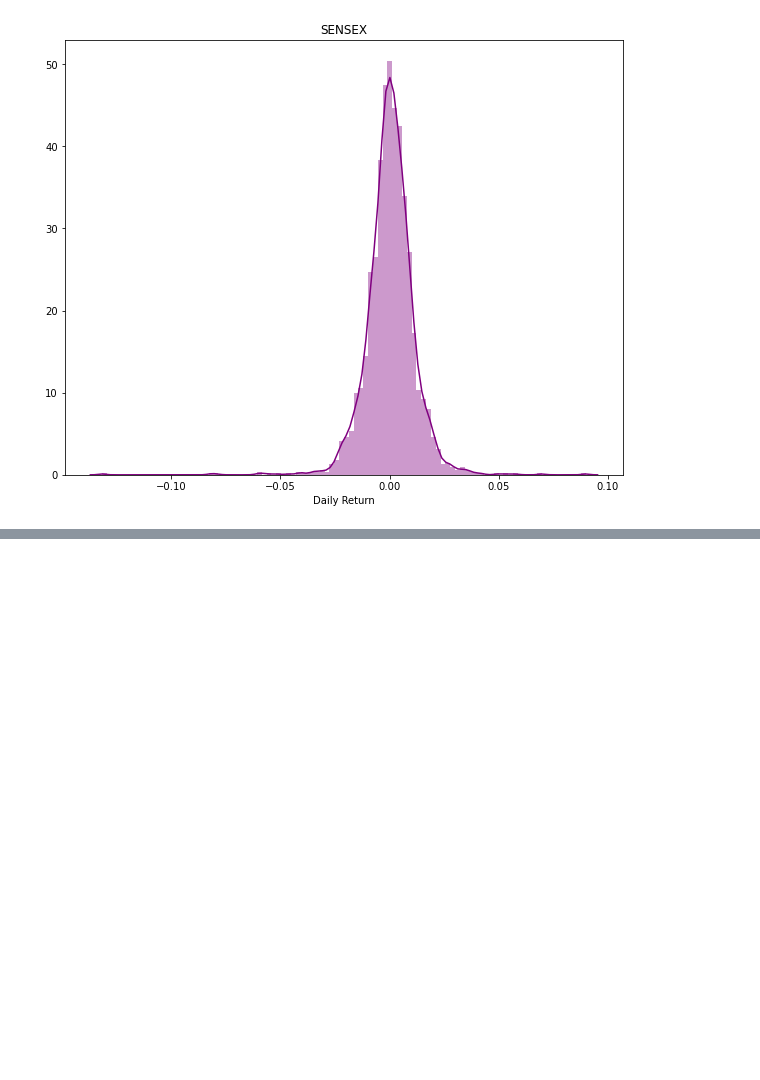
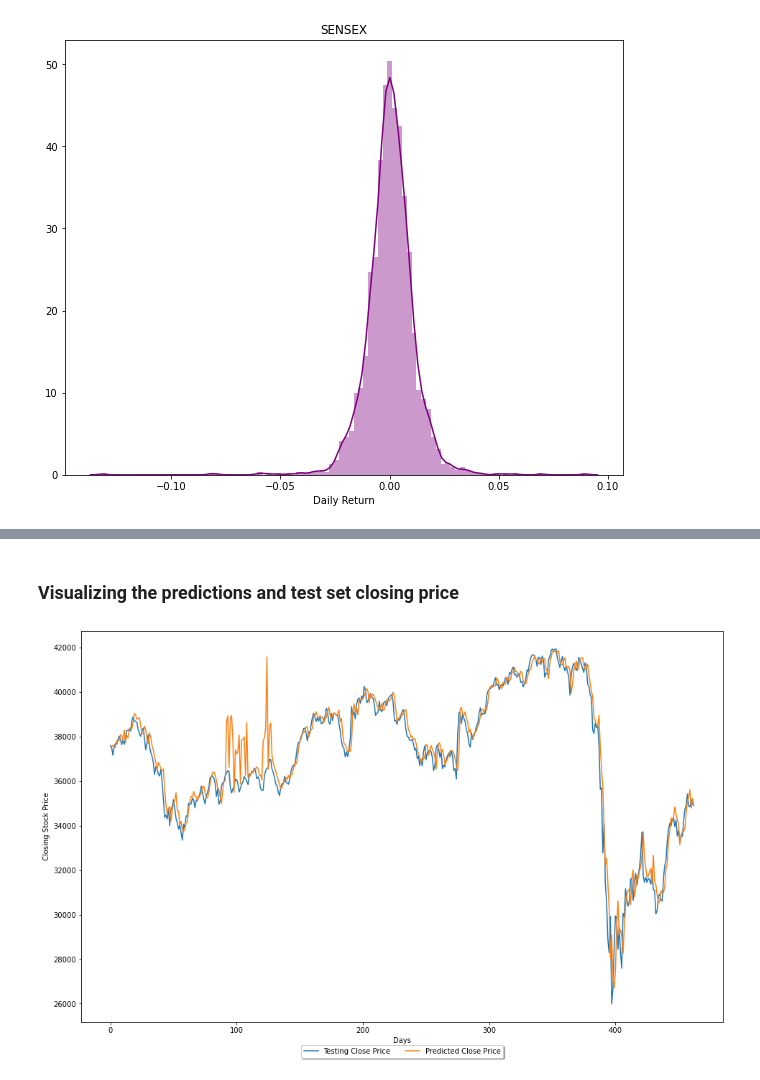
Before and after one commit to Hassan-Ik/Stock_Market_Prediciton_using_Numerical_and_Textual_Analysis, a Jupyter notebook: Stock_Market_Prediction_using_Numerical_and_Textual_Analysis.ipynb, the cells around one changed output, grey strips where cells are left out. Saved outputs shown, nothing was run; the diff lists cells and outputs as text; code cells hidden in the pictures; blank space fills up the shorter version.

```diff
--- a/Stock_Market_Prediction_using_Numerical_and_Textual_Analysis.ipynb
+++ b/Stock_Market_Prediction_using_Numerical_and_Textual_Analysis.ipynb
@@ -517,0 +568,12 @@ model.score(X_test,y_test)
+# %%
+np.random.seed(256)
+
+model=Sequential()
+model.add(LSTM(100,return_sequences=True,activation='tanh',input_shape=(X.shape[1],1)))
+model.add(Dropout(0.1))
+model.add(LSTM(100,return_sequences=True,activation='tanh'))
+model.add(Dropout(0.1))
+model.add(LSTM(100,activation='tanh'))
+model.add(Dropout(0.1))
+model.add(Dense(1))
+model.summary()
@@ -517,0 +598,6 @@ model.score(X_test,y_test)
+# %%
+# compiling the model
+model.compile(loss='mse' , optimizer='adam')
+
+# fitting the model using the training dataset
+model.fit(X_train, y_train, validation_split=0.2, epochs=12, batch_size=8, verbose=1)
@@ -517,0 +625,11 @@ model.score(X_test,y_test)
+# %%
+# performing predictions
+predictions = model.predict(X_test)
+
+
+# unscaling the predictions
+predictions = scaler_y.inverse_transform(np.array(predictions).reshape((len(predictions), 1)))
+
+# printing the predictions
+print('Predictions:')
+predictions[0:10]
@@ -517,0 +664,20 @@ model.score(X_test,y_test)
+# %% [markdown]
+### Visualizing the predictions and test set closing price
+# %%
+# unscaling the test feature dataset, x_test
+X_test = scaler_X.inverse_transform(np.array(X_test).reshape((len(X_test), X_test.shape[1])))
+
+# unscaling the test y dataset, y_test
+y_train = scaler_y.inverse_transform(np.array(y_train).reshape((len(y_train), 1)))
+y_test = scaler_y.inverse_transform(np.array(y_test).reshape((len(y_test), 1)))
+# %%
+# plotting
+plt.figure(figsize=(16,10))
+plt.plot([row[0] for row in y_test], label="Testing Close Price")
+plt.plot(predictions, label="Predicted Close Price")
+plt.legend(loc='upper center', bbox_to_anchor=(0.5, -0.05), fancybox=True, shadow=True, ncol=2)
+plt.xlabel('Days')
+plt.ylabel('Closing Stock Price')
+plt.show()
+# %% [output]
+[figure, added]
```
Also changed, not shown: parts of 53 cells of this notebook.
